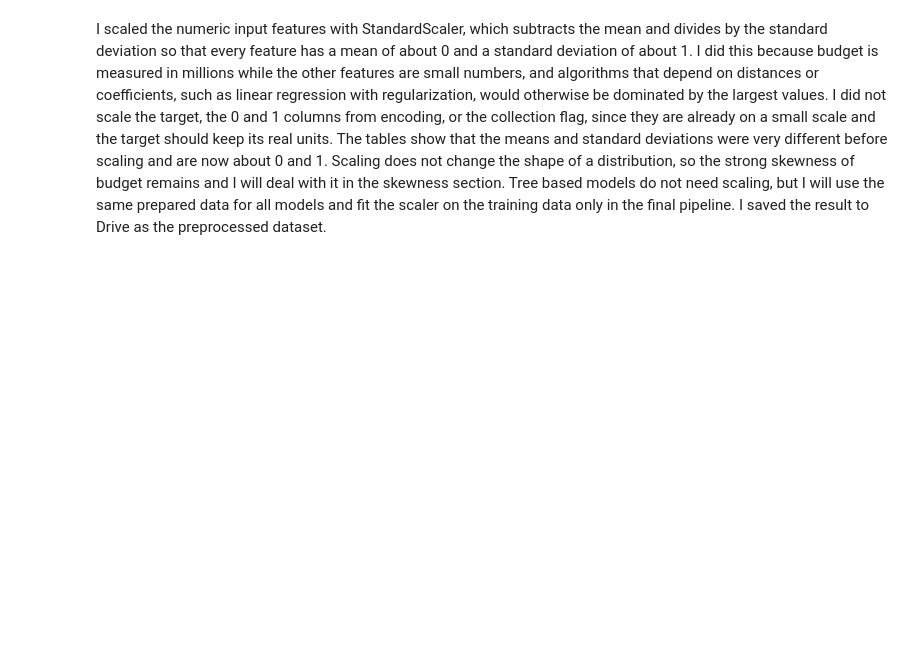
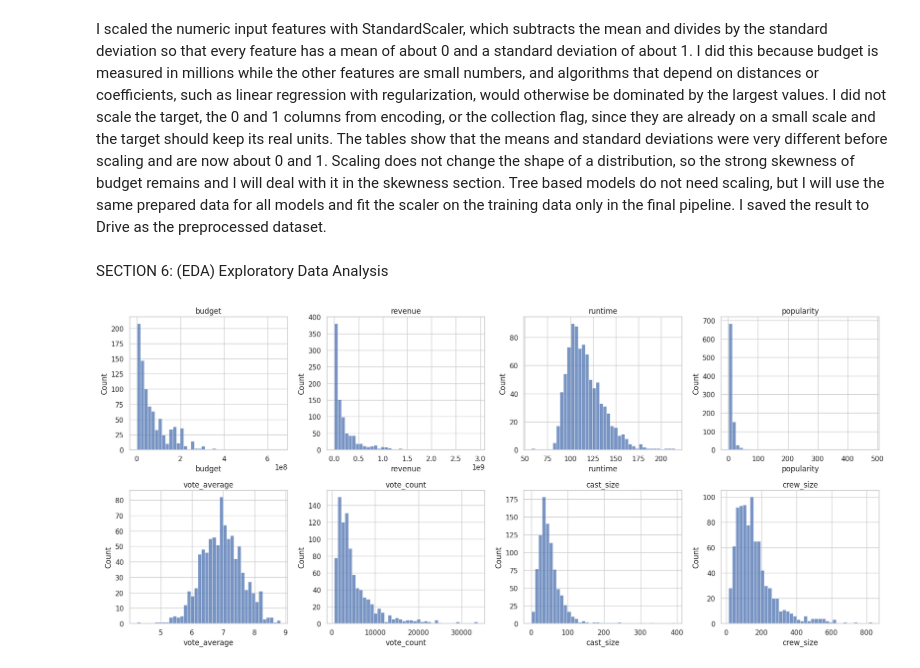
Before and after one commit to eishaiqbal767-cmyk/AI-TMBD-MOVIES-PROJECT, a Jupyter notebook: Notebooks/TMBD_Project.ipynb, the cells around one changed output. Saved outputs shown, nothing was run; the diff lists cells and outputs as text; code cells hidden in the pictures; blank space fills up the shorter version.

Commit message:
SECTION 6: Exploratory Data Analysis

```diff
--- a/Notebooks/TMBD_Project.ipynb
+++ b/Notebooks/TMBD_Project.ipynb
@@ -815,3 +833,24 @@ AFTER scaling
 | n_spoken_languages | -0.0 | 1.0 | -1.40 | 5.71 |
 # %% [markdown]
 I scaled the numeric input features with StandardScaler, which subtracts the mean and divides by the standard deviation so that every feature has a mean of about 0 and a standard deviation of about 1. I did this because budget is measured in millions while the other features are small numbers, and algorithms that depend on distances or coefficients, such as linear regression with regularization, would otherwise be dominated by the largest values. I did not scale the target, the 0 and 1 columns from encoding, or the collection flag, since they are already on a small scale and the target should keep its real units. The tables show that the means and standard deviations were very different before scaling and are now about 0 and 1. Scaling does not change the shape of a distribution, so the strong skewness of budget remains and I will deal with it in the skewness section. Tree based models do not need scaling, but I will use the same prepared data for all models and fit the scaler on the training data only in the final pipeline. I saved the result to Drive as the preprocessed dataset.
+# %% [markdown]
+SECTION 6: (EDA) Exploratory Data Analysis
+# %%
+import matplotlib.pyplot as plt
+import seaborn as sns
+sns.set_theme(style='whitegrid')
+
+eda = df_model.copy()
+eda['release_date'] = pd.to_datetime(eda['release_date'])
+eda['release_year'] = eda['release_date'].dt.year
+num_eda = ['budget', 'revenue', 'runtime', 'popularity',
+           'vote_average', 'vote_count', 'cast_size', 'crew_size']
+
+fig, axes = plt.subplots(2, 4, figsize=(18, 8))
+for ax, c in zip(axes.ravel(), num_eda):
+    sns.histplot(eda[c].dropna(), bins=40, ax=ax)
+    ax.set_title(c)
+plt.tight_layout()
+plt.show()
+# %% [output]
+[figure, added]
```
Also changed, not shown: parts of 14 cells of this notebook.
